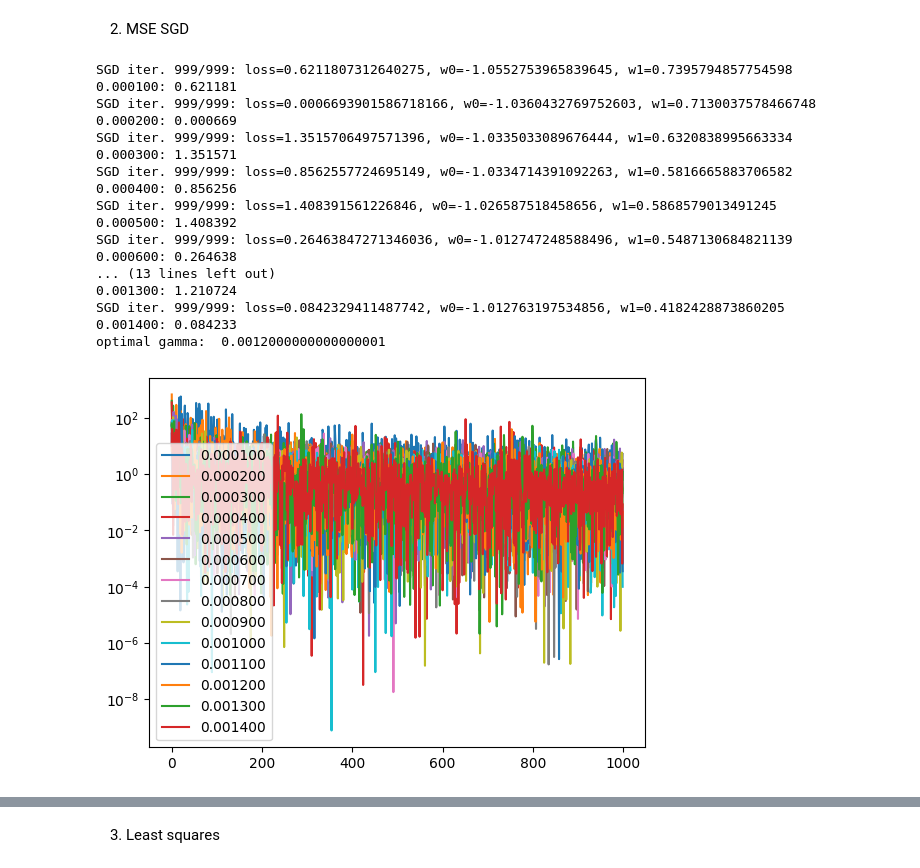
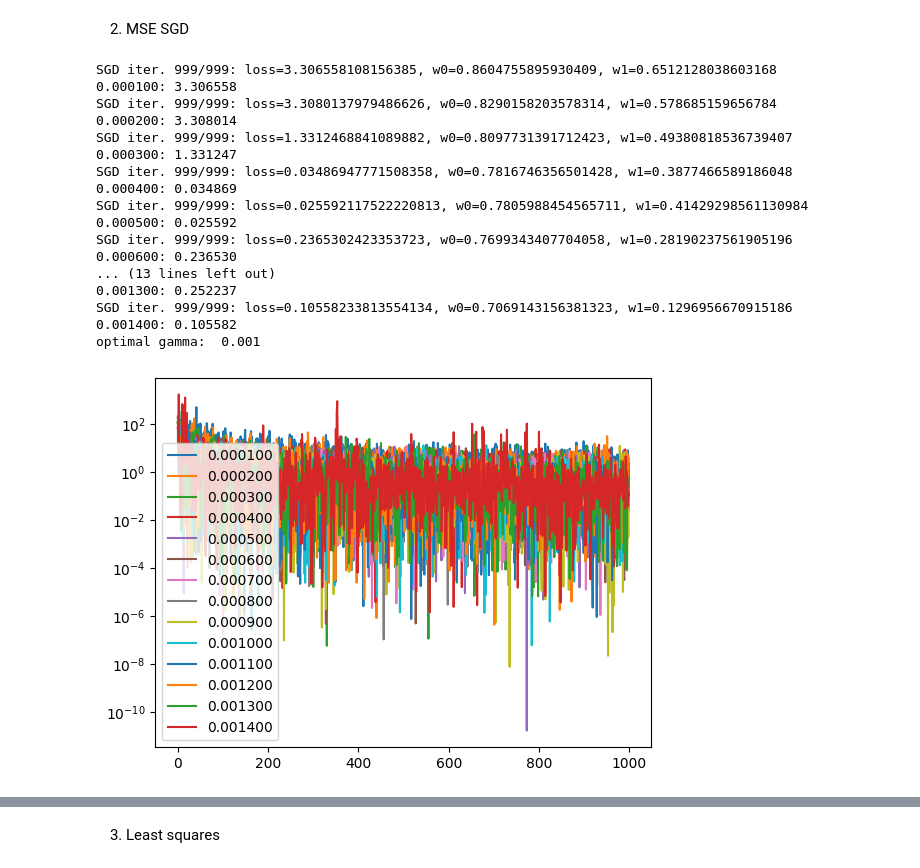
Before and after one commit to lucilemln/ML-project, a Jupyter notebook: run.ipynb, the cells around one changed output, grey strips where cells are left out. Saved outputs shown, nothing was run; the diff lists cells and outputs as text; code cells hidden in the pictures.

```diff
--- a/run.ipynb
+++ b/run.ipynb
@@ -90,7 +90,7 @@ x_train_algo, x_test_algo = X[0], X[1]
 # %% [output]
 (328135, 321)
 # %%
-trainMask, testMask = d.masking((x_train, x_test), features_list)
+trainMask, testMask = d.masking((x_train, x_test),features features_list)
 trainProcessed = d.feature_processing_test(trainMask)
 
 #Test data Processing
@@ -140,10 +140,10 @@ max_iter = 500
 # %% [markdown]
 ### Separation of the dataset in a test/train set
 # %%
-tX_train_train = tX_train[:int(len(tX_train)*0.7)]
-y_train_train = y_train[:int(len(tX_train)*0.7)]
-tX_train_test = tX_train[int(len(tX_train)*0.7):]
-y_train_test = y_train[int(len(tX_train)*0.7):]
+tX_train_train = tX_train[:int(len(tX_train)*0.8)]
+y_train_train = y_train[:int(len(tX_train)*0.8)]
+tX_train_test = tX_train[int(len(tX_train)*0.8):]
+y_train_test = y_train[int(len(tX_train)*0.8):]
 # %% [markdown]
 ## Plotting functions
 # %%
@@ -162,6 +162,18 @@ def plotLossMSE(weights, loss, y, x ):
 ## And then, we can run the algorithms
 # %% [markdown]
 1. MSE gradient descent
+# %%
+tX_train_neg = tX_train_train[y_train_train == -1]
+tX_train_pos = tX_train_train[y_train_train == 1]
+
+y_train_neg = y_train_train[y_train_train == -1]
+y_train_pos = y_train_train[y_train_train == 1]
+
+tX_train_neg_red = tX_train_neg[:int(len(tX_train_pos)),:]
+y_train_neg_red = y_train_neg[:int(len(tX_train_pos))]
+
+tX_train_train_reduced = np.concatenate((tX_train_neg_red, tX_train_pos))
+y_train_train_reduced = np.concatenate((y_train_neg_red, y_train_pos))
 # %% [markdown]
 We try several weights for gamma to see which one is the best
 # %%
@@ -250,37 +260,37 @@ Lets run some cross validation to see the best initial weights (as a function of
 # %%
 #Try different values of gamma for gradient descent with MSE as loss function
 gamma = np.arange(0.0001, 0.0015, 0.0001)
 g_opti = gamma[0]
 loss_opti = 1000
 for g in gamma:
-    w, loss = f.mean_squared_error_sgd(y_train_train, tX_train_train, initial_w, 1000, g)
+    w, loss = f.mean_squared_error_sgd(y_train_train_reduced, tX_train_train_reduced, initial_w, 1000, g)
     mean_loss = np.mean(loss[-100:])
     if mean_loss < loss_opti:
         loss_opti = mean_loss
         g_opti = g
     print("%f: %f" % (g, loss[-1]))
     plt.semilogy(loss, label = "%f" % g)
 
 print("optimal gamma: ", g_opti)
 plt.legend()
 plt.show()
 # %% [output]
-SGD iter. 999/999: loss=0.6211807312640275, w0=-1.0552753965839645, w1=0.7395794857754598
-0.000100: 0.621181
-SGD iter. 999/999: loss=0.0006693901586718166, w0=-1.0360432769752603, w1=0.7130037578466748
-0.000200: 0.000669
-SGD iter. 999/999: loss=1.3515706497571396, w0=-1.0335033089676444, w1=0.6320838995663334
-0.000300: 1.351571
-SGD iter. 999/999: loss=0.8562557724695149, w0=-1.0334714391092263, w1=0.5816665883706582
-0.000400: 0.856256
-SGD iter. 999/999: loss=1.408391561226846, w0=-1.026587518458656, w1=0.5868579013491245
-0.000500: 1.408392
-SGD iter. 999/999: loss=0.26463847271346036, w0=-1.012747248588496, w1=0.5487130684821139
-0.000600: 0.264638
+SGD iter. 999/999: loss=3.306558108156385, w0=0.8604755895930409, w1=0.6512128038603168
+0.000100: 3.306558
+SGD iter. 999/999: loss=3.3080137979486626, w0=0.8290158203578314, w1=0.578685159656784
+0.000200: 3.308014
+SGD iter. 999/999: loss=1.3312468841089882, w0=0.8097731391712423, w1=0.49380818536739407
+0.000300: 1.331247
+SGD iter. 999/999: loss=0.03486947771508358, w0=0.7816746356501428, w1=0.3877466589186048
+0.000400: 0.034869
+SGD iter. 999/999: loss=0.025592117522220813, w0=0.7805988454565711, w1=0.41429298561130984
+0.000500: 0.025592
+SGD iter. 999/999: loss=0.2365302423353723, w0=0.7699343407704058, w1=0.28190237561905196
+0.000600: 0.236530
 ... (13 lines left out)
-0.001300: 1.210724
-SGD iter. 999/999: loss=0.0842329411487742, w0=-1.012763197534856, w1=0.4182428873860205
-0.001400: 0.084233
-optimal gamma:  0.0012000000000000001
+0.001300: 0.252237
+SGD iter. 999/999: loss=0.10558233813554134, w0=0.7069143156381323, w1=0.1296956670915186
+0.001400: 0.105582
+optimal gamma:  0.001
-[figure, old version]
+[figure, new version]
 # %%
```
Also changed, not shown: parts of 31 cells of this notebook, 1 other file.
